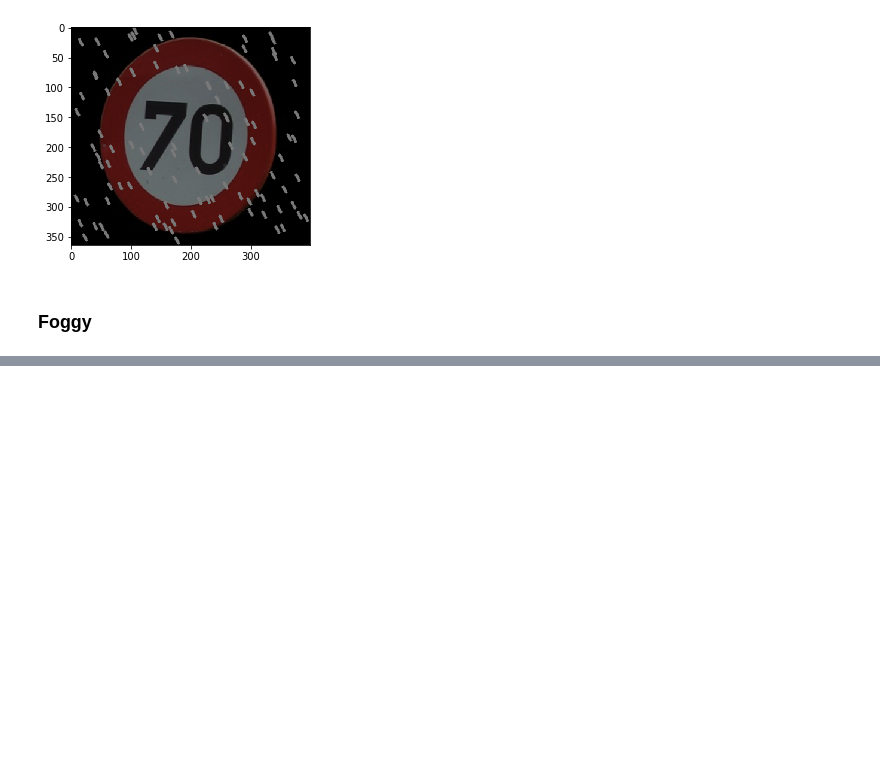
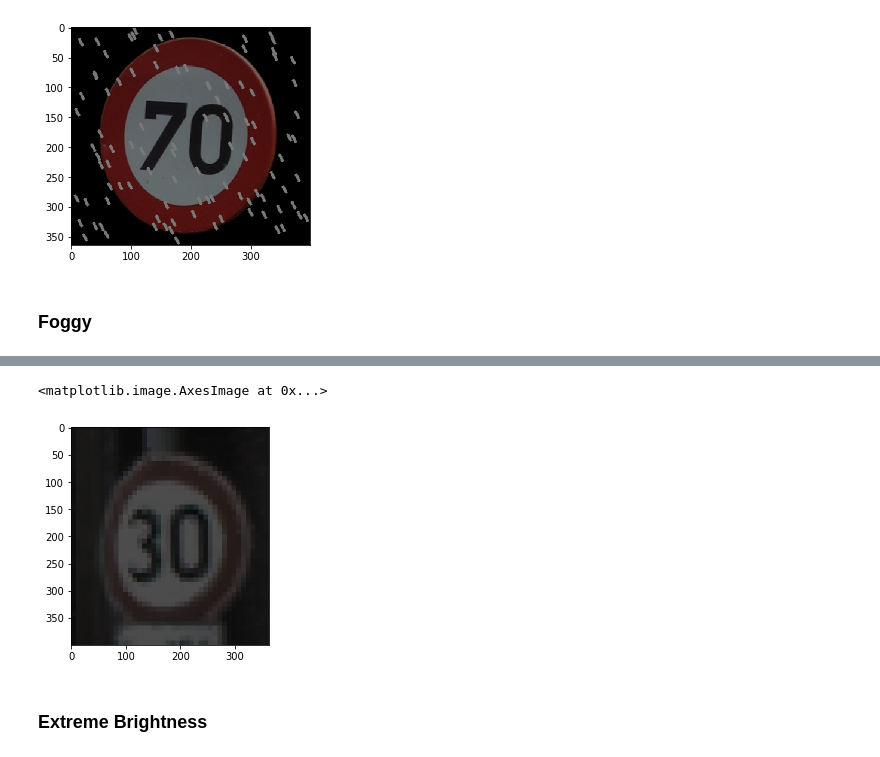
Before and after one commit to wh153/IDS705FinalProject, a Jupyter notebook: Image Augmentation.ipynb, the cells around one changed output, grey strips where cells are left out. Drawn from its saved outputs; the diff is of its cells as text; code cells hidden in the pictures; blank space fills up the shorter version.

```diff
--- a/Image Augmentation.ipynb
+++ b/Image Augmentation.ipynb
@@ -217,0 +242,7 @@ plt.imshow(new_image)
+# %%
+plt.imshow(extreme_dark(img1))
+# %% [output]
+<matplotlib.image.AxesImage at 0x...>
+[figure, added]
+# %% [markdown]
+### Extreme Brightness
```
Also changed, not shown: parts of 9 cells of this notebook.
